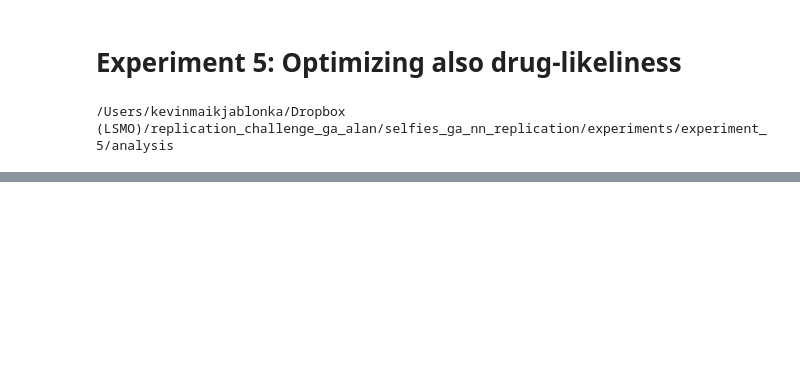
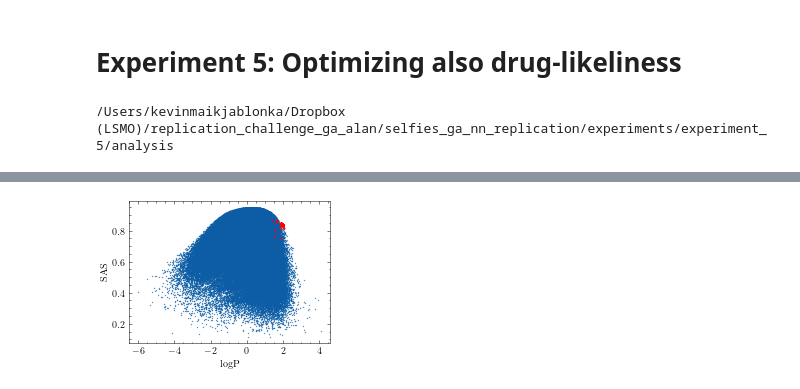
Before and after one commit to kjappelbaum/selfies_ga_nn_replication, a Jupyter notebook: experiments/experiment_5/analysis/plot_results_experiment_5.ipynb, the cells around one changed output, grey strips where cells are left out. Saved outputs shown, nothing was run; the diff lists cells and outputs as text; code cells hidden in the pictures; blank space fills up the shorter version.

```diff
--- a/experiments/experiment_5/analysis/plot_results_experiment_5.ipynb
+++ b/experiments/experiment_5/analysis/plot_results_experiment_5.ipynb
@@ -55,0 +212,22 @@ plt.rcParams.update({
+# %%
+def compute_sa_logP(smiles):
+    mol, _, _ = evo.sanitize_smiles(smiles)
+    logP = evo.get_logP(mol)
+    sas = calculate_score(mol)
+    qed = Chem.QED.qed(mol)
+
+    return {'logP': logP, "SAS": sas, "qed": qed}
+# %%
+with open('../../datasets/zinc_dearom.txt', 'r') as fh:
+    zinc_smiles = fh.readlines()
+# %%
+zinc_results = []
+
+for smiles in zinc_smiles:
+    try:
+        res = compute_sa_logP(smiles.strip())
+        zinc_results.append(res)
+    except Exception as e:
+        print(f"Failed to compute for {smiles} due to {e}")
+# %%
+df_zinc = pd.DataFrame(zinc_results)
@@ -55,0 +236,13 @@ plt.rcParams.update({
+# %%
+fig, ax = plt.subplots(1,1)
+ax.scatter((df_zinc['logP']- 2.4729421499641497) / 1.4157879815362406, df_zinc['qed'], s=.1)
+ax.scatter(metrics['logP_norm'][0][10:], metrics['qed'][0][10:], s=1, c='r')
+#ax.scatter(metrics['logP_norm'][1][10:], metrics['qed'][1][10:], s=1, c='r')
+
+ax.set_xlabel('logP')
+ax.set_ylabel('SAS')
+
+fig.tight_layout()
+fig.savefig('compare_w_zinc_dist.pdf', bbox_to_inches='tight')
+# %% [output]
+[figure, added]
```
Also changed, not shown: parts of 13 cells of this notebook, 5 other files.
